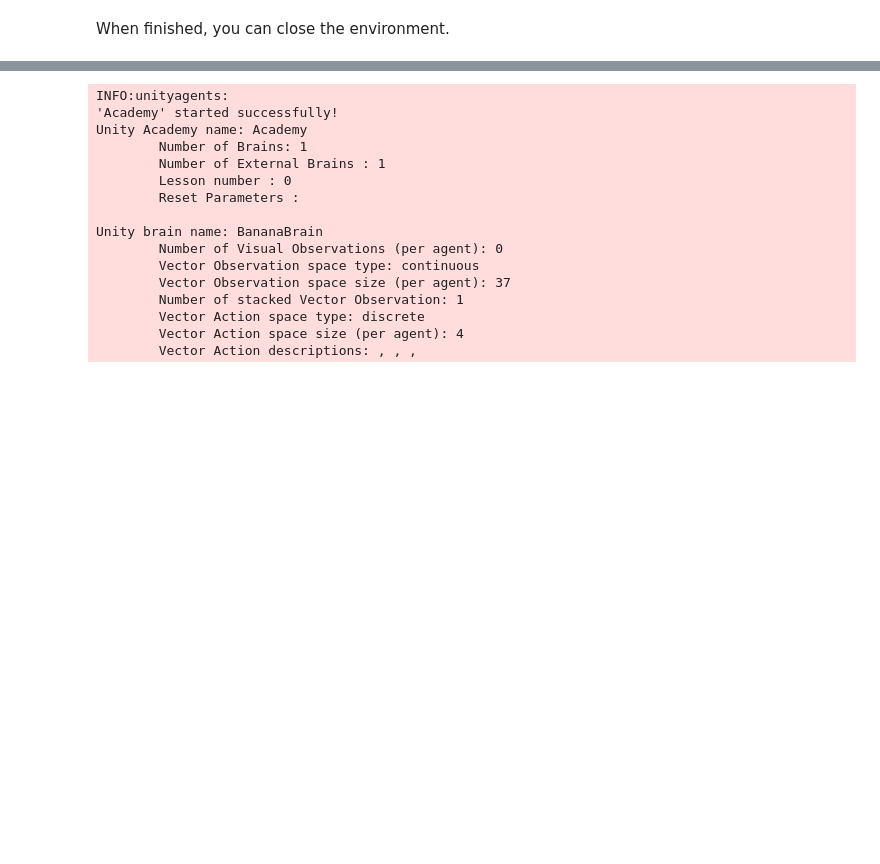
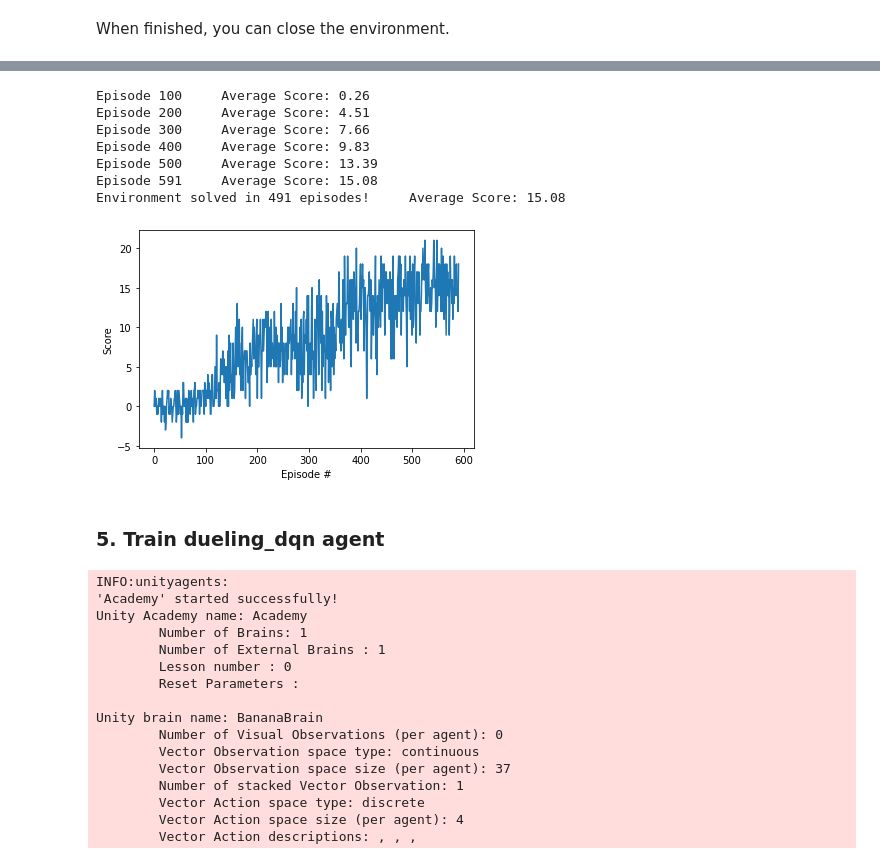
Before and after one commit to coder52/Value-based-methods, a Jupyter notebook: p1_navigation/Navigation.ipynb, the cells around one changed output, grey strips where cells are left out. Drawn from its saved outputs; the diff is of its cells as text; code cells hidden in the pictures; blank space fills up the shorter version.

Commit message:
agent trainers are implemented

```diff
--- a/p1_navigation/Navigation.ipynb
+++ b/p1_navigation/Navigation.ipynb
@@ -137,0 +134,3 @@ from dqn_agent import Agent
+# %%
+agent = Agent(state_size=37, action_size=4, seed=0, dueling=False)
+env = UnityEnvironment(file_name="Banana_Windows_x86_64/Banana.exe", no_graphics=True)
@@ -138,2 +154,25 @@ from dqn_agent import Agent
+# %%
+scores = dqn_trainer(env, agent, n_episodes=1000, file_name="checkpoint_dqn_dropout")
+
+env.close()
+
+# plot the scores
+fig = plt.figure()
+ax = fig.add_subplot(111)
+plt.plot(np.arange(len(scores)), scores)
+plt.ylabel('Score')
+plt.xlabel('Episode #')
+plt.show()
+# %% [output]
+Episode 100     Average Score: 0.26
+Episode 200     Average Score: 4.51
+Episode 300     Average Score: 7.66
+Episode 400     Average Score: 9.83
+Episode 500     Average Score: 13.39
+Episode 591     Average Score: 15.08
+Environment solved in 491 episodes!     Average Score: 15.08
+[figure, added]
+# %% [markdown]
+### 5. Train dueling_dqn agent
 # %%
 agent = Agent(state_size=37, action_size=4, seed=0, dueling=True)
```
Also changed, not shown: parts of 13 cells of this notebook, 6 other files.
